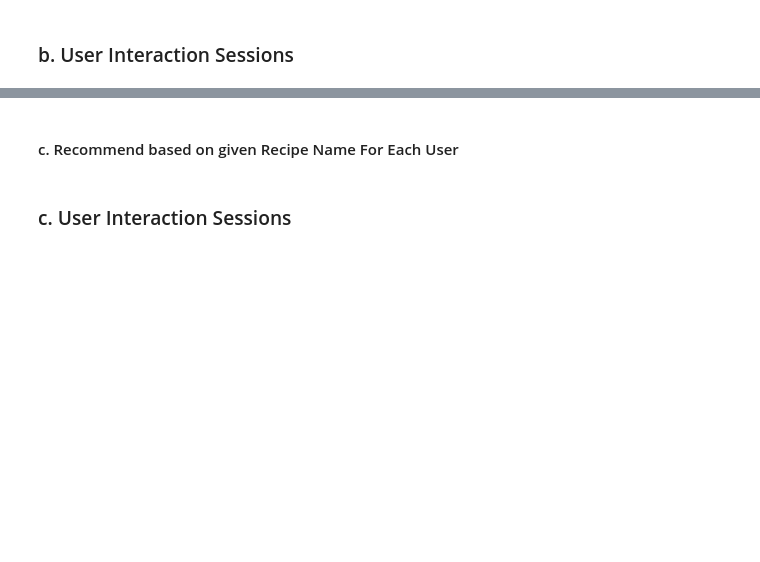
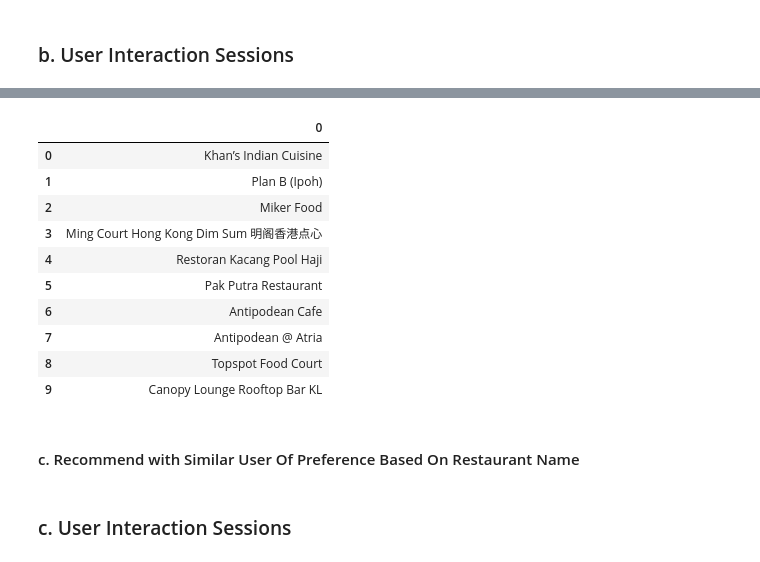
Before and after one commit to SheeYeap02/Restaurant-Recommender, a Jupyter notebook: Popularity Recommender - Restaurant Recommendation System.ipynb, the cells around one changed output, grey strips where cells are left out. Saved outputs shown, nothing was run; the diff lists cells and outputs as text; code cells hidden in the pictures; blank space fills up the shorter version.

```diff
--- a/Popularity Recommender - Restaurant Recommendation System.ipynb
+++ b/Popularity Recommender - Restaurant Recommendation System.ipynb
@@ -168,7 +170,24 @@ Here's the TOP 8 of Restaurants Title Recommended For You:-
 ===============================================================
          =============================================
+# %%
+pd.DataFrame(dataset.groupby("0")["Rating"].count().reset_index())
+.rename(columns={"Rating":"NumberOfVotes"}, inplace = True)
+new_data = pd.DataFrame(new_data)
+new_data
+# %% [output]
+|  | 0 |
+| 0 | Khan’s Indian Cuisine |
+| 1 | Plan B (Ipoh) |
+| 2 | Miker Food |
+| 3 | Ming Court Hong Kong Dim Sum 明阁香港点心 |
+| 4 | Restoran Kacang Pool Haji |
+| 5 | Pak Putra Restaurant |
+| 6 | Antipodean Cafe |
+| 7 | Antipodean @ Atria |
+| 8 | Topspot Food Court |
+| 9 | Canopy Lounge Rooftop Bar KL |
 # %% [markdown]
-#### c. Recommend based on given Recipe Name For Each User
+#### c. Recommend with Similar User Of Preference Based On Restaurant Name
 # %%
 def showRestaurants(dataset, number):
     restaurants = dataset["Restaurant"].unique()
```
Also changed, not shown: parts of 8 cells of this notebook.
